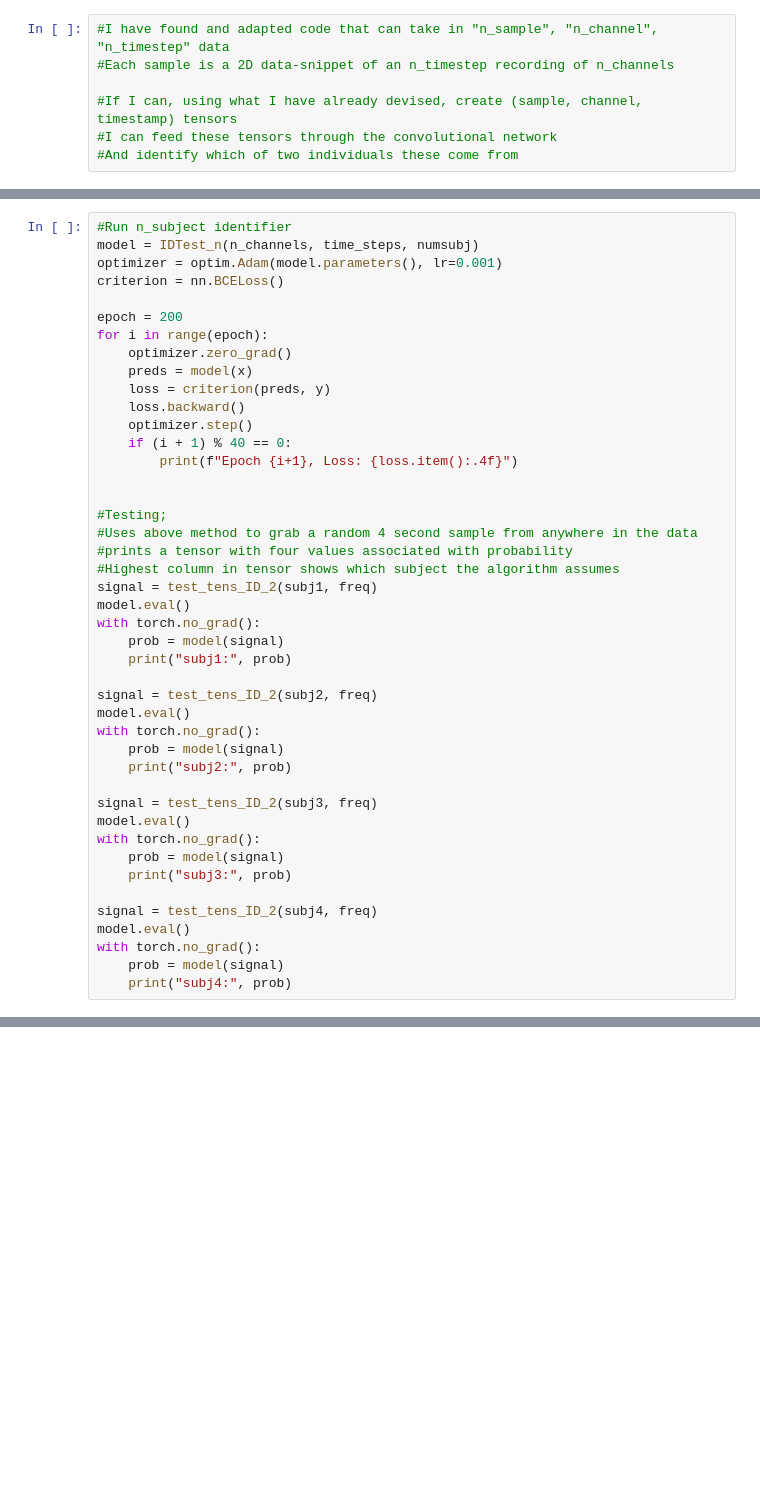
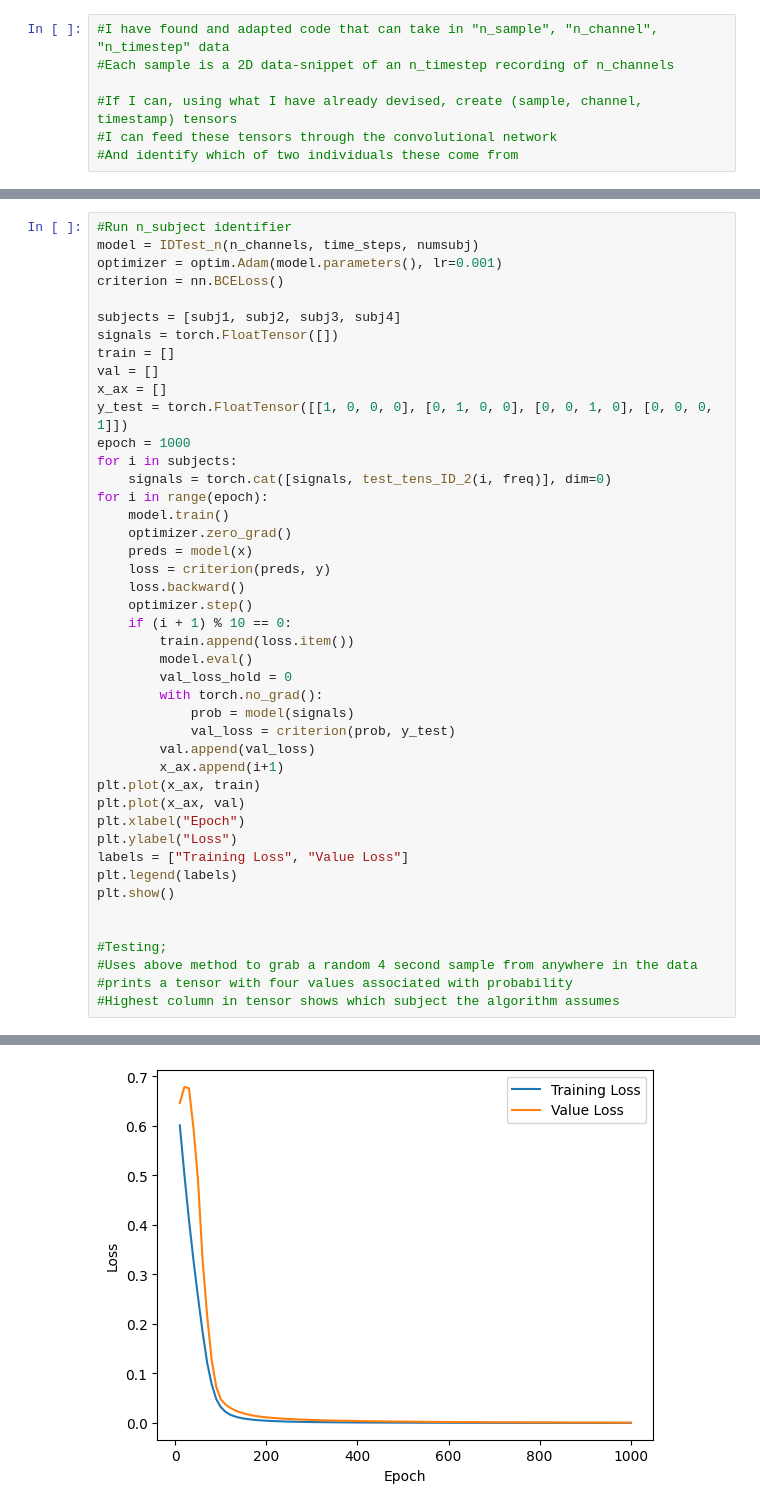
Before and after one commit to sem7835/EEEE536-EEG-ML-Final, a Jupyter notebook: ML_Notebook.ipynb, the cells around one changed output, grey strips where cells are left out. Drawn from its saved outputs; the diff is of its cells as text; blank space fills up the shorter version.

```diff
--- a/ML_Notebook.ipynb
+++ b/ML_Notebook.ipynb
@@ -454,42 +445,42 @@ model = IDTest_n(n_channels, time_steps, numsubj)
 optimizer = optim.Adam(model.parameters(), lr=0.001)
 criterion = nn.BCELoss()
 
-epoch = 200
+subjects = [subj1, subj2, subj3, subj4]
+signals = torch.FloatTensor([])
+train = []
+val = []
+x_ax = []
+y_test = torch.FloatTensor([[1, 0, 0, 0], [0, 1, 0, 0], [0, 0, 1, 0], [0, 0, 0, 1]])
+epoch = 1000
+for i in subjects:
+    signals = torch.cat([signals, test_tens_ID_2(i, freq)], dim=0)
 for i in range(epoch):
+    model.train()
     optimizer.zero_grad()
     preds = model(x)
     loss = criterion(preds, y)
     loss.backward()
     optimizer.step()
-    if (i + 1) % 40 == 0:
-        print(f"Epoch {i+1}, Loss: {loss.item():.4f}")
+    if (i + 1) % 10 == 0:
+        train.append(loss.item())
+        model.eval()
+        val_loss_hold = 0
+        with torch.no_grad():
+            prob = model(signals)
+            val_loss = criterion(prob, y_test)
+        val.append(val_loss)
+        x_ax.append(i+1)
+plt.plot(x_ax, train)
+plt.plot(x_ax, val)
+plt.xlabel("Epoch")
+plt.ylabel("Loss")
+labels = ["Training Loss", "Value Loss"]
+plt.legend(labels)
+plt.show()
 
 
 #Testing;
 #Uses above method to grab a random 4 second sample from anywhere in the data
 #prints a tensor with four values associated with probability
 #Highest column in tensor shows which subject the algorithm assumes
-signal = test_tens_ID_2(subj1, freq)
-model.eval()
-with torch.no_grad():
-    prob = model(signal)
-    print("subj1:", prob)
-
-signal = test_tens_ID_2(subj2, freq)
-model.eval()
-with torch.no_grad():
-    prob = model(signal)
-    print("subj2:", prob)
-
-signal = test_tens_ID_2(subj3, freq)
-model.eval()
-with torch.no_grad():
-    prob = model(signal)
-    print("subj3:", prob)
-
-signal = test_tens_ID_2(subj4, freq)
-model.eval()
-with torch.no_grad():
-    prob = model(signal)
-    print("subj4:", prob)
 # %% [output]
@@ -512,0 +487 @@ subj4: tensor([[0.0080, 0.0280, 0.0251, 0.9602]])
+[figure, added]
```
Also changed, not shown: parts of 20 cells of this notebook.
